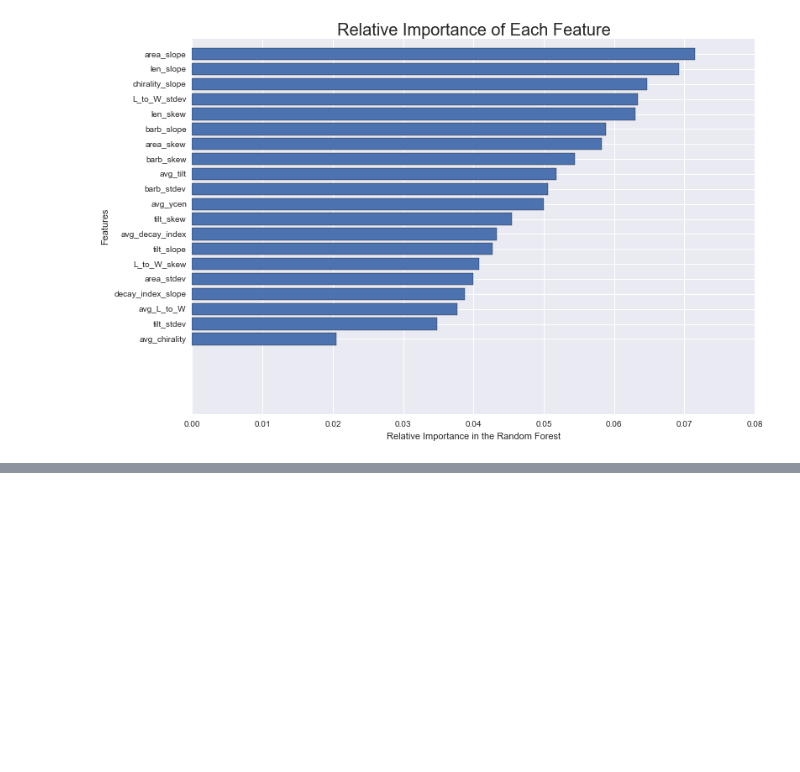
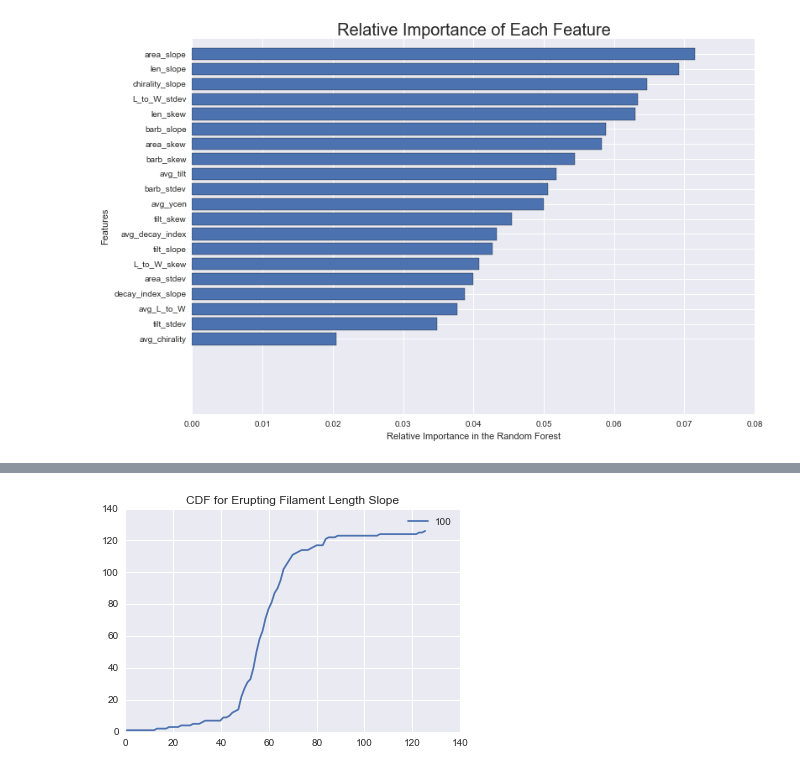
Before and after one commit to Nschanche/Filament_tracking, a Jupyter notebook: Filament_statistics.ipynb, the cells around one changed output, grey strips where cells are left out. Cells and saved outputs as stored; diff of their text form; code cells hidden in the pictures; blank space fills up the shorter version.

```diff
--- a/Filament_statistics.ipynb
+++ b/Filament_statistics.ipynb
@@ -755,0 +834,25 @@ plt.show()
+# %%
+from __future__ import division
+import numpy as np
+from scipy.stats import cumfreq
+import pylab as plt
+erupt_slen_data = erupting['len_slope']
+sorted_erupt_slen = np.sort(erupt_slen_data)
+#cumulative = np.cumsum(sorted_erupt_slen)
+
+#plt.plot(cumulative, 'o')
+#plt.show()
+
+hi = len(erupt_slen_data)
+a = sorted_erupt_slen
+for nbins in (2, 20, 100):
+    cf = cumfreq(a, nbins)  # bin values, lowerlimit, binsize, extrapoints
+    w = hi / nbins
+    x = np.linspace( w/2, hi - w/2, nbins )  # care
+    # print x, cf
+plt.plot( x, cf[0], label=str(nbins) )
+plt.title('CDF for Erupting Filament Length Slope')
+plt.legend()
+plt.show()
+# %% [output]
+[figure, added]
```
Also changed, not shown: parts of 27 cells of this notebook, 5 other files.
